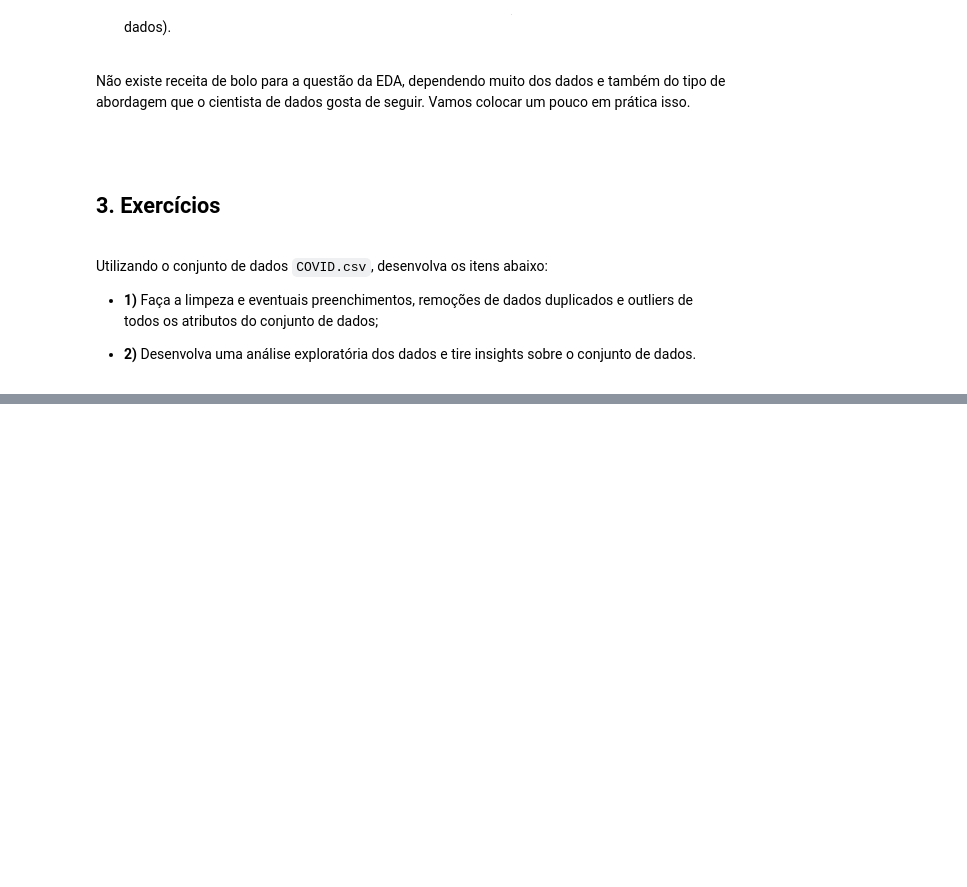
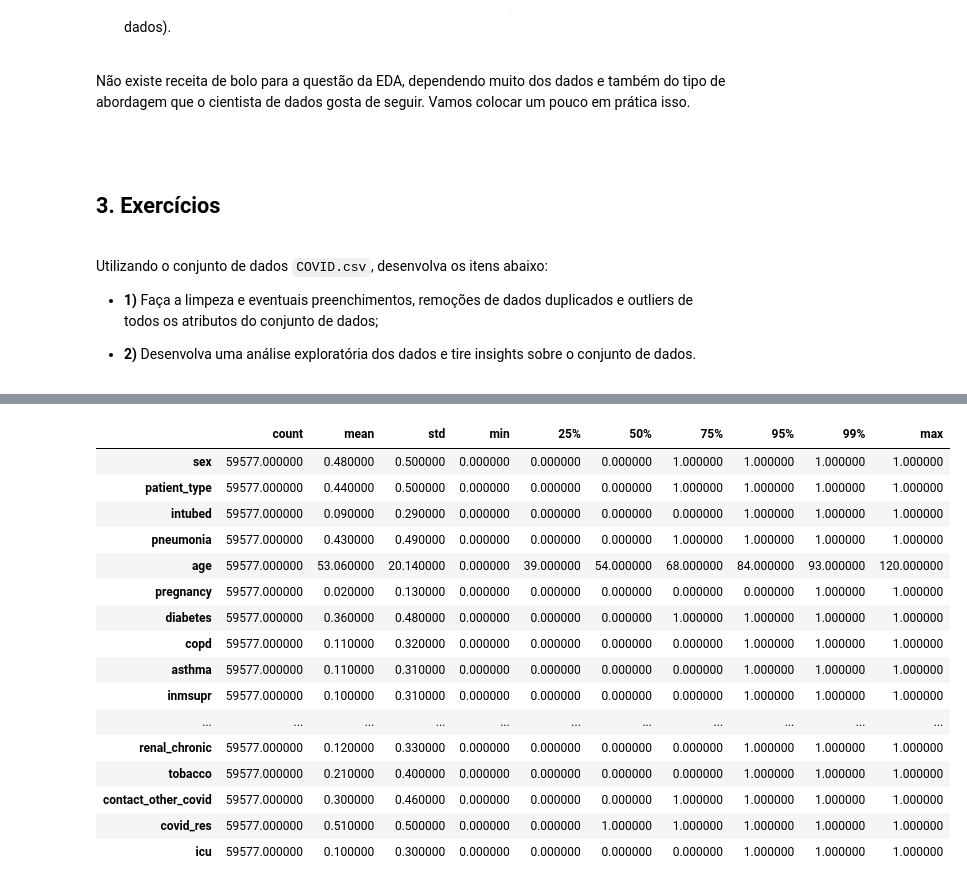
Before and after one commit to dehscardoso/lets-boti, a Jupyter notebook: 05 Estatística II/02 - Processamento de Tratamento dos dados.ipynb, the cells around one changed output, grey strips where cells are left out. Saved outputs shown, nothing was run; the diff lists cells and outputs as text; code cells hidden in the pictures; blank space fills up the shorter version.

```diff
--- a/05 Estatística II/02 - Processamento de Tratamento dos dados.ipynb
+++ b/05 Estatística II/02 - Processamento de Tratamento dos dados.ipynb
@@ -302,10 +302,20 @@ memory usage: 11.1 MB
 # %%
-from scipy import stats
-
-def drop_numerical_outliers(df, z_thresh=3):
-    # Constrains will contain `True` or `False` depending on if it is a value below the threshold.
-    constrains = df.select_dtypes(include=[np.number]) \
-        .apply(lambda x: np.abs(stats.zscore(x)) < z_thresh, reduce=False) \
-        .all(axis=1)
-    # Drop (inplace) values set to be rejected
-    df.drop(df.index[~constrains], inplace=True)
+covid2.describe(percentiles = [.25, .5, .75, .95, .99]).round(2).T.style.background_gradient(cmap='PuBu')
+# %% [output]
+|  | count | mean | std | min | 25% | 50% | 75% | 95% | 99% | max |
+| sex | 59577.000000 | 0.480000 | 0.500000 | 0.000000 | 0.000000 | 0.000000 | 1.000000 | 1.000000 | 1.000000 | 1.000000 |
+| patient_type | 59577.000000 | 0.440000 | 0.500000 | 0.000000 | 0.000000 | 0.000000 | 1.000000 | 1.000000 | 1.000000 | 1.000000 |
+| intubed | 59577.000000 | 0.090000 | 0.290000 | 0.000000 | 0.000000 | 0.000000 | 0.000000 | 1.000000 | 1.000000 | 1.000000 |
+| pneumonia | 59577.000000 | 0.430000 | 0.490000 | 0.000000 | 0.000000 | 0.000000 | 1.000000 | 1.000000 | 1.000000 | 1.000000 |
+| age | 59577.000000 | 53.060000 | 20.140000 | 0.000000 | 39.000000 | 54.000000 | 68.000000 | 84.000000 | 93.000000 | 120.000000 |
+| pregnancy | 59577.000000 | 0.020000 | 0.130000 | 0.000000 | 0.000000 | 0.000000 | 0.000000 | 0.000000 | 1.000000 | 1.000000 |
+| diabetes | 59577.000000 | 0.360000 | 0.480000 | 0.000000 | 0.000000 | 0.000000 | 1.000000 | 1.000000 | 1.000000 | 1.000000 |
+| copd | 59577.000000 | 0.110000 | 0.320000 | 0.000000 | 0.000000 | 0.000000 | 0.000000 | 1.000000 | 1.000000 | 1.000000 |
+| asthma | 59577.000000 | 0.110000 | 0.310000 | 0.000000 | 0.000000 | 0.000000 | 0.000000 | 1.000000 | 1.000000 | 1.000000 |
+| inmsupr | 59577.000000 | 0.100000 | 0.310000 | 0.000000 | 0.000000 | 0.000000 | 0.000000 | 1.000000 | 1.000000 | 1.000000 |
+| ... | ... | ... | ... | ... | ... | ... | ... | ... | ... | ... |
+| renal_chronic | 59577.000000 | 0.120000 | 0.330000 | 0.000000 | 0.000000 | 0.000000 | 0.000000 | 1.000000 | 1.000000 | 1.000000 |
+| tobacco | 59577.000000 | 0.210000 | 0.400000 | 0.000000 | 0.000000 | 0.000000 | 0.000000 | 1.000000 | 1.000000 | 1.000000 |
+| contact_other_covid | 59577.000000 | 0.300000 | 0.460000 | 0.000000 | 0.000000 | 0.000000 | 1.000000 | 1.000000 | 1.000000 | 1.000000 |
+| covid_res | 59577.000000 | 0.510000 | 0.500000 | 0.000000 | 0.000000 | 1.000000 | 1.000000 | 1.000000 | 1.000000 | 1.000000 |
+| icu | 59577.000000 | 0.100000 | 0.300000 | 0.000000 | 0.000000 | 0.000000 | 0.000000 | 1.000000 | 1.000000 | 1.000000 |
```
Also changed, not shown: parts of 7 cells of this notebook, 11 other files.
